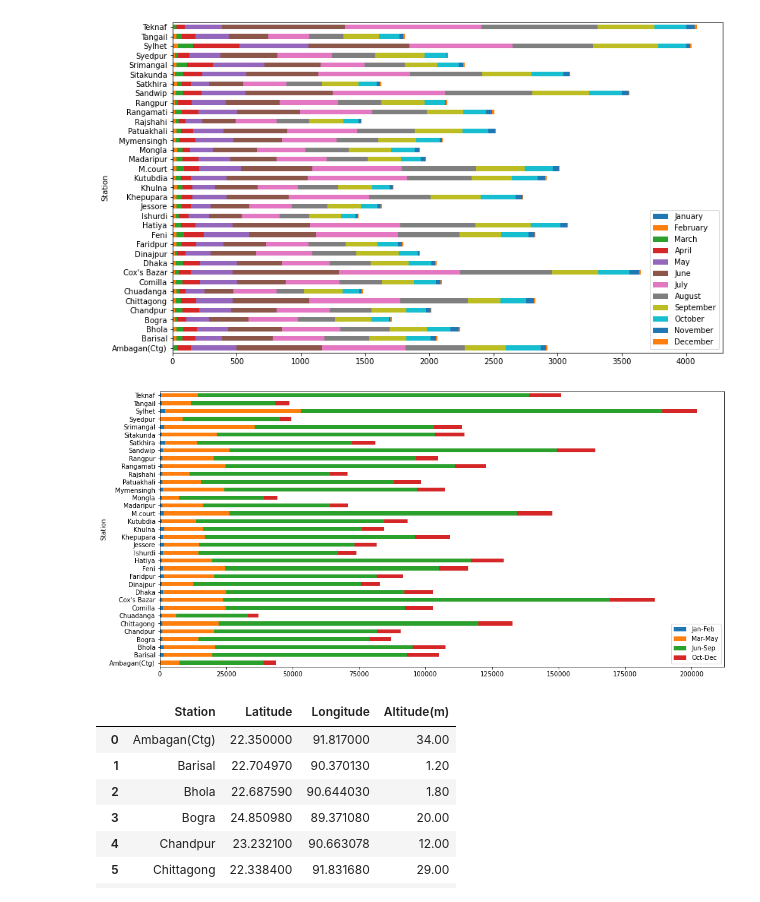
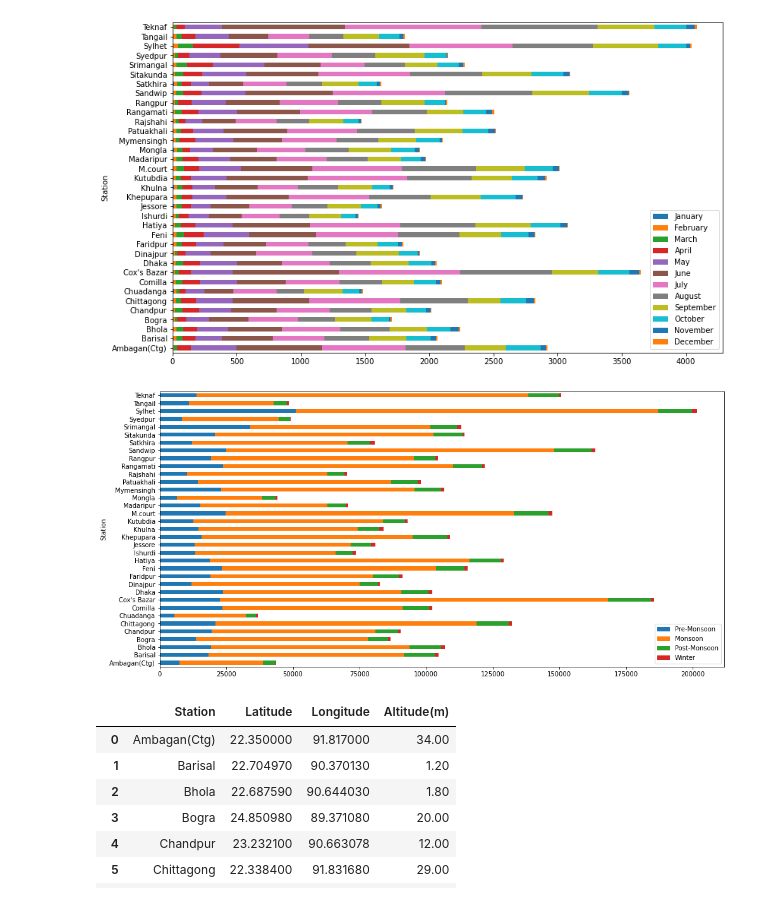
Before and after one commit to dstushar7/rainfall-prediction, a Jupyter notebook: Rainfall - Prediction Final.ipynb, the cells around one changed output. Cells and saved outputs as stored; diff of their text form; code cells hidden in the pictures.

Commit message:
Monsoon wise subdivisioning the data

```diff
--- a/Rainfall - Prediction Final.ipynb
+++ b/Rainfall - Prediction Final.ipynb
@@ -287,11 +287,16 @@ df_visual = df_visual.rename_axis(None, axis=1)
 # %%
 # Now dividing the months into 4 parts according to Monthly rains
 df_f = df_visual.copy()
+# %%
+pre_monsoon = ['March','April','May']
+monsoon = ['June','July','August','September']
+post_monsoon = ['October','November']
+winter = ['January','February']
 # %%
-df_f['Jan-Feb'] = df_f.iloc[:,2:4].sum(axis=1)
-df_f['Mar-May'] = df_f.iloc[:,4:7].sum(axis=1)
-df_f['Jun-Sep'] = df_f.iloc[:,7:11].sum(axis=1)
-df_f['Oct-Dec'] = df_f.iloc[:,11:14].sum(axis=1)
+df_f['Pre-Monsoon']= df_f[pre_monsoon].sum(axis=1)
+df_f['Monsoon'] = df_f[monsoon].sum(axis=1)
+df_f['Post-Monsoon'] = df_f[post_monsoon].sum(axis=1)
+df_f['Winter'] = df_f[winter].sum(axis=1)
 # %%
 df_f
 # %% [output]
@@ -399,10 +404,10 @@ df_f[['Station']+[month[i] for i in range(1,13)]].groupby("Station").mean().plot
 [figure]
 # %%
 # Total
-df_f[['Station','Jan-Feb', 'Mar-May',
-       'Jun-Sep', 'Oct-Dec']].groupby("Station").sum().plot.barh(stacked=True,figsize=(16,8));
+df_f[['Station','Pre-Monsoon', 'Monsoon',
+       'Post-Monsoon', 'Winter']].groupby("Station").sum().plot.barh(stacked=True,figsize=(16,8));
 # %% [output]
-[figure, old version]
+[figure, new version]
 # %%
 # Adding alititude, latitude and longitude data to the df_predict dataset
 altitude_data = pd.read_excel("Data/Book.xlsx")
```
Also changed, not shown: parts of 4 cells of this notebook.
